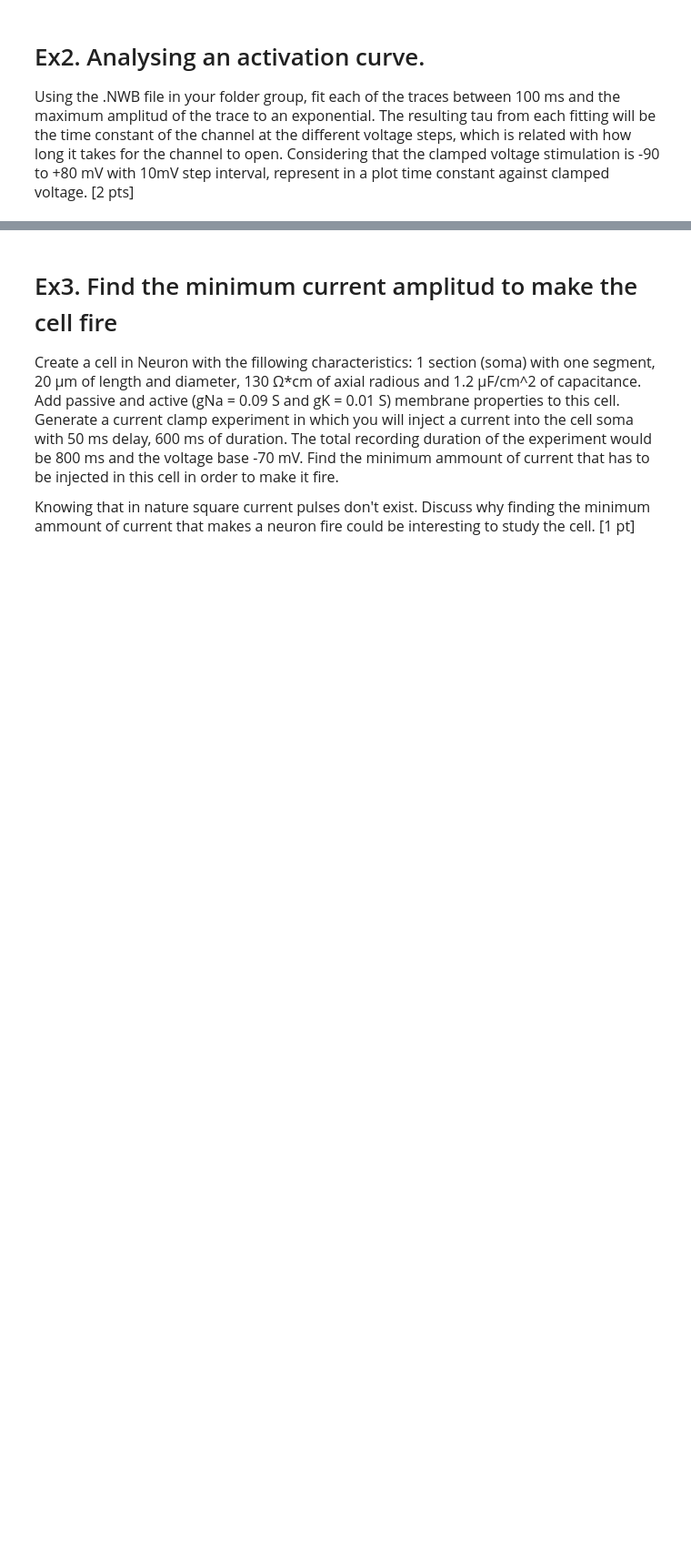
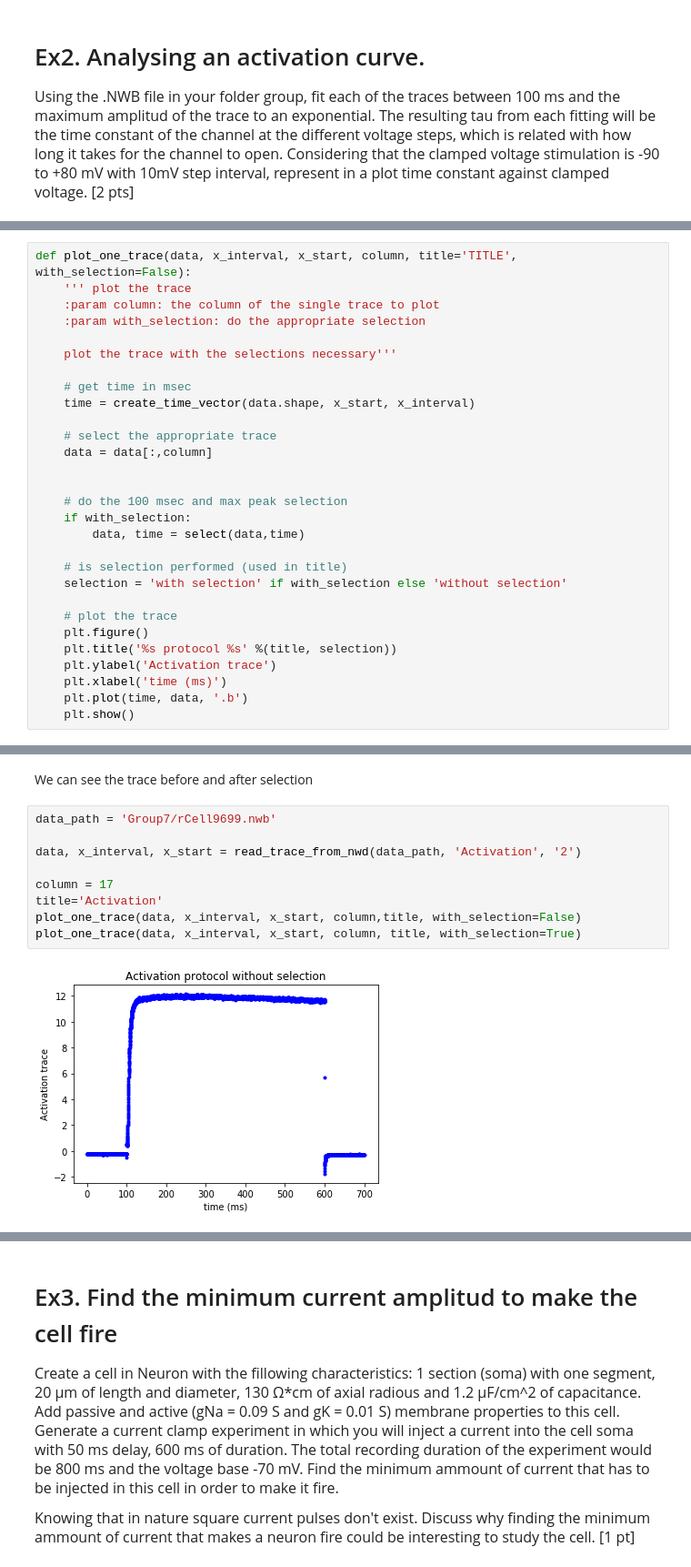
Before and after one commit to jjt20/InSilicoClass, a Jupyter notebook: my_notebooks/Week3/Week3_HomeWork.ipynb, the cells around one changed output, grey strips where cells are left out. Shown at 91% size. Saved outputs shown, nothing was run; the diff lists cells and outputs as text; blank space fills up the shorter version.

```diff
--- a/my_notebooks/Week3/Week3_HomeWork.ipynb
+++ b/my_notebooks/Week3/Week3_HomeWork.ipynb
@@ -24,0 +93,29 @@
+# %%
+def plot_one_trace(data, x_interval, x_start, column, title='TITLE', with_selection=False):
+    ''' plot the trace
+    :param column: the column of the single trace to plot
+    :param with_selection: do the appropriate selection
+
+    plot the trace with the selections necessary'''
+
+    # get time in msec
+    time = create_time_vector(data.shape, x_start, x_interval)
+
+    # select the appropriate trace
+    data = data[:,column]
+
+
+    # do the 100 msec and max peak selection
+    if with_selection:
+        data, time = select(data,time)
+
+    # is selection performed (used in title)
+    selection = 'with selection' if with_selection else 'without selection'
+
+    # plot the trace
+    plt.figure()
+    plt.title('%s protocol %s' %(title, selection))
+    plt.ylabel('Activation trace')
+    plt.xlabel('time (ms)')
+    plt.plot(time, data, '.b')
+    plt.show()
@@ -24,0 +147,13 @@
+# %% [markdown]
+We can see the trace before and after selection
+# %%
+data_path = 'Group7/rCell9699.nwb'
+
+data, x_interval, x_start = read_trace_from_nwd(data_path, 'Activation', '2')
+
+column = 17
+title='Activation'
+plot_one_trace(data, x_interval, x_start, column,title, with_selection=False)
+plot_one_trace(data, x_interval, x_start, column, title, with_selection=True)
+# %% [output]
+[figure, added]
```
Also changed, not shown: parts of 18 cells of this notebook, 3 other files.
